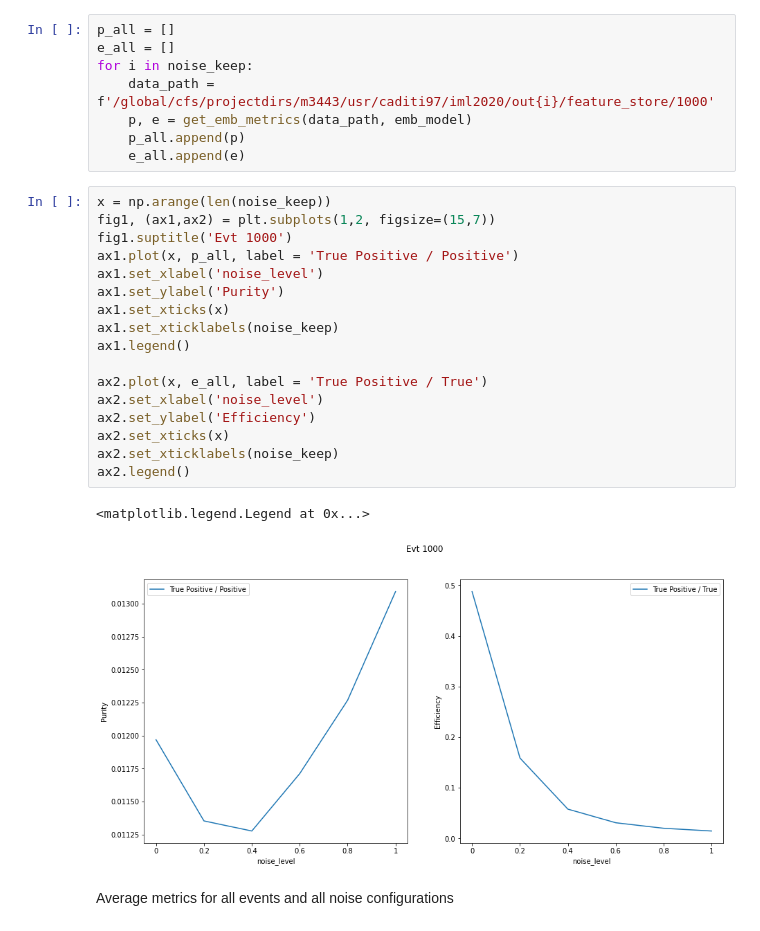
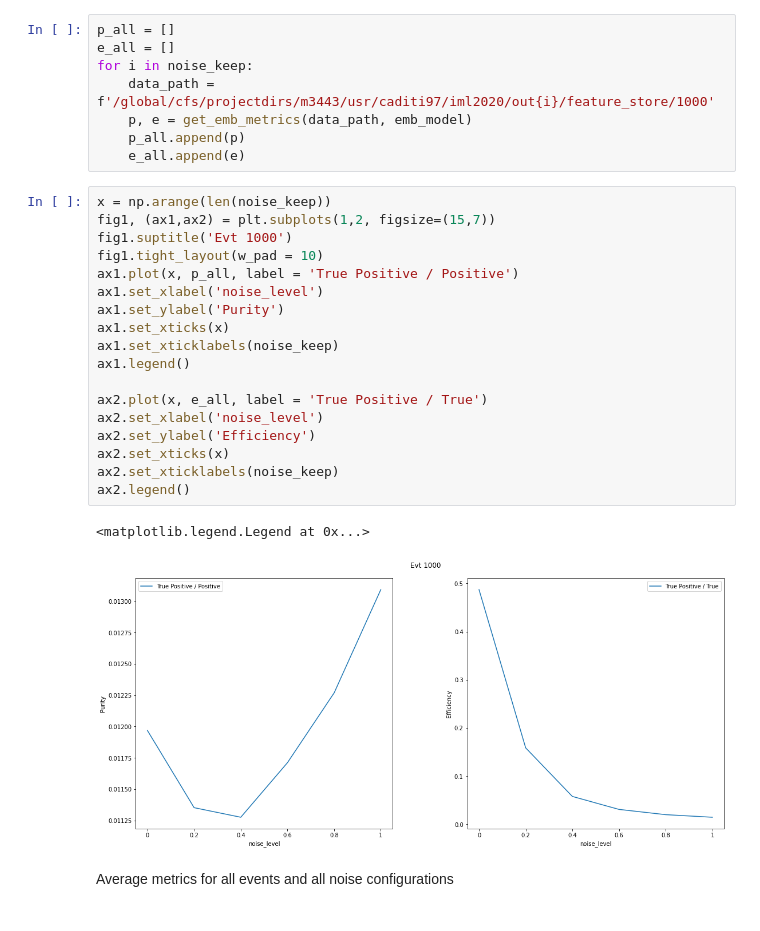
Before and after one commit to caditi97/exatrkx-iml2020, a Jupyter notebook: exatrkx/src/inference_study.ipynb, the cells around one changed output. Drawn from its saved outputs; the diff is of its cells as text.

```diff
--- a/exatrkx/src/inference_study.ipynb
+++ b/exatrkx/src/inference_study.ipynb
@@ -174,23 +174,24 @@ for i in noise_keep:
 # %%
 x = np.arange(len(noise_keep))
 fig1, (ax1,ax2) = plt.subplots(1,2, figsize=(15,7))
 fig1.suptitle('Evt 1000')
+fig1.tight_layout(w_pad = 10)
 ax1.plot(x, p_all, label = 'True Positive / Positive')
 ax1.set_xlabel('noise_level')
 ax1.set_ylabel('Purity')
 ax1.set_xticks(x)
 ax1.set_xticklabels(noise_keep)
 ax1.legend()
 
 ax2.plot(x, e_all, label = 'True Positive / True')
 ax2.set_xlabel('noise_level')
 ax2.set_ylabel('Efficiency')
 ax2.set_xticks(x)
 ax2.set_xticklabels(noise_keep)
 ax2.legend()
 # %% [output]
 <matplotlib.legend.Legend at 0x...>
-[figure, old version]
+[figure, new version]
 # %% [markdown]
 Average metrics for all events and all noise configurations
 # %%
```
Also changed, not shown: parts of 6 cells of this notebook.
